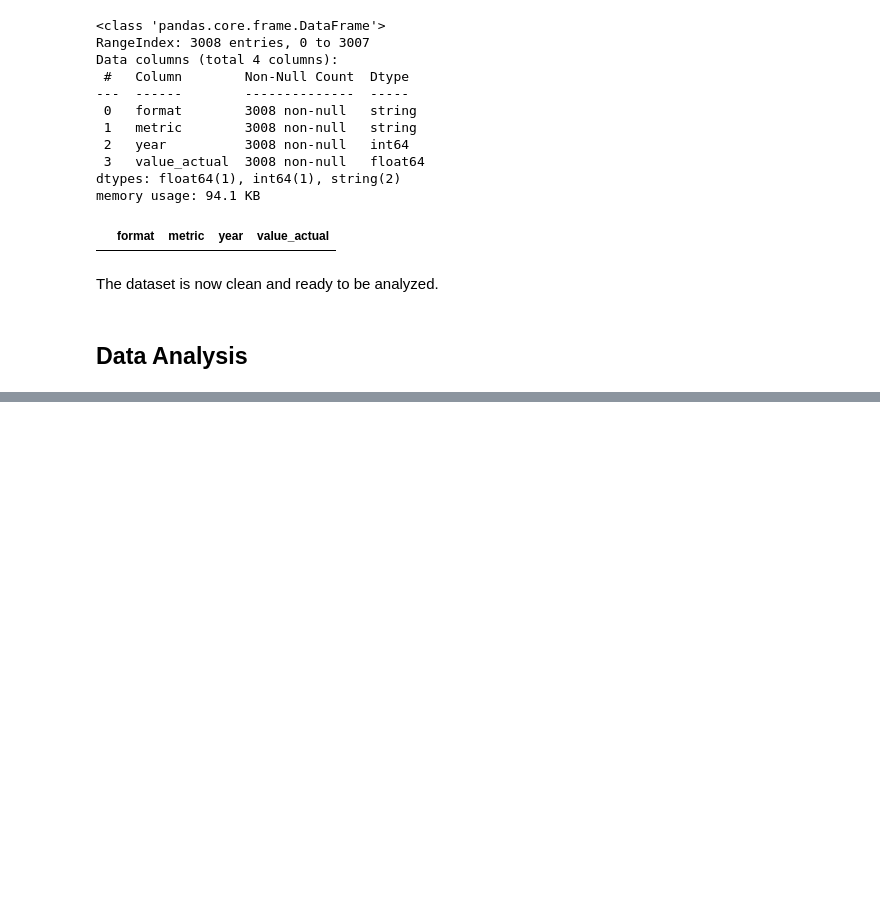
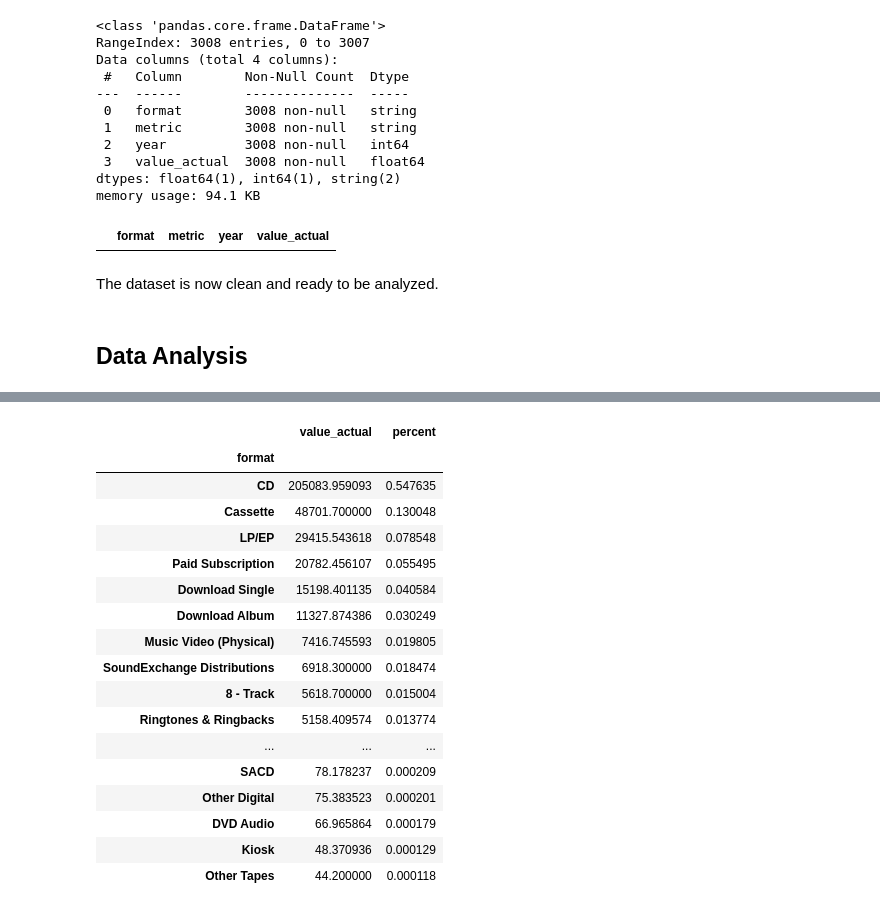
Before and after one commit to Brandon-Luong/Music-Sales, a Jupyter notebook: music_sales.ipynb, the cells around one changed output, grey strips where cells are left out. Drawn from its saved outputs; the diff is of its cells as text; code cells hidden in the pictures; blank space fills up the shorter version.

```diff
--- a/music_sales.ipynb
+++ b/music_sales.ipynb
@@ -414,0 +452,24 @@ The dataset is now clean and ready to be analyzed.
+# %%
+# How much money did each format make in total?
+money_made = df.loc[df['metric'] == 'Value'].groupby(['format'])[['value_actual']].sum().sort_values(['value_actual'], ascending=False)
+money_made['percent'] = money_made['value_actual'].sort_values(ascending=False)/(money_made['value_actual'].sum())
+money_made
+# %% [output]
+|  | value_actual | percent |
+| format |  |  |
+| CD | 205083.959093 | 0.547635 |
+| Cassette | 48701.700000 | 0.130048 |
+| LP/EP | 29415.543618 | 0.078548 |
+| Paid Subscription | 20782.456107 | 0.055495 |
+| Download Single | 15198.401135 | 0.040584 |
+| Download Album | 11327.874386 | 0.030249 |
+| Music Video (Physical) | 7416.745593 | 0.019805 |
+| SoundExchange Distributions | 6918.300000 | 0.018474 |
+| 8 - Track | 5618.700000 | 0.015004 |
+| Ringtones & Ringbacks | 5158.409574 | 0.013774 |
+| ... | ... | ... |
+| SACD | 78.178237 | 0.000209 |
+| Other Digital | 75.383523 | 0.000201 |
+| DVD Audio | 66.965864 | 0.000179 |
+| Kiosk | 48.370936 | 0.000129 |
+| Other Tapes | 44.200000 | 0.000118 |
```
Also changed, not shown: parts of 9 cells of this notebook.
